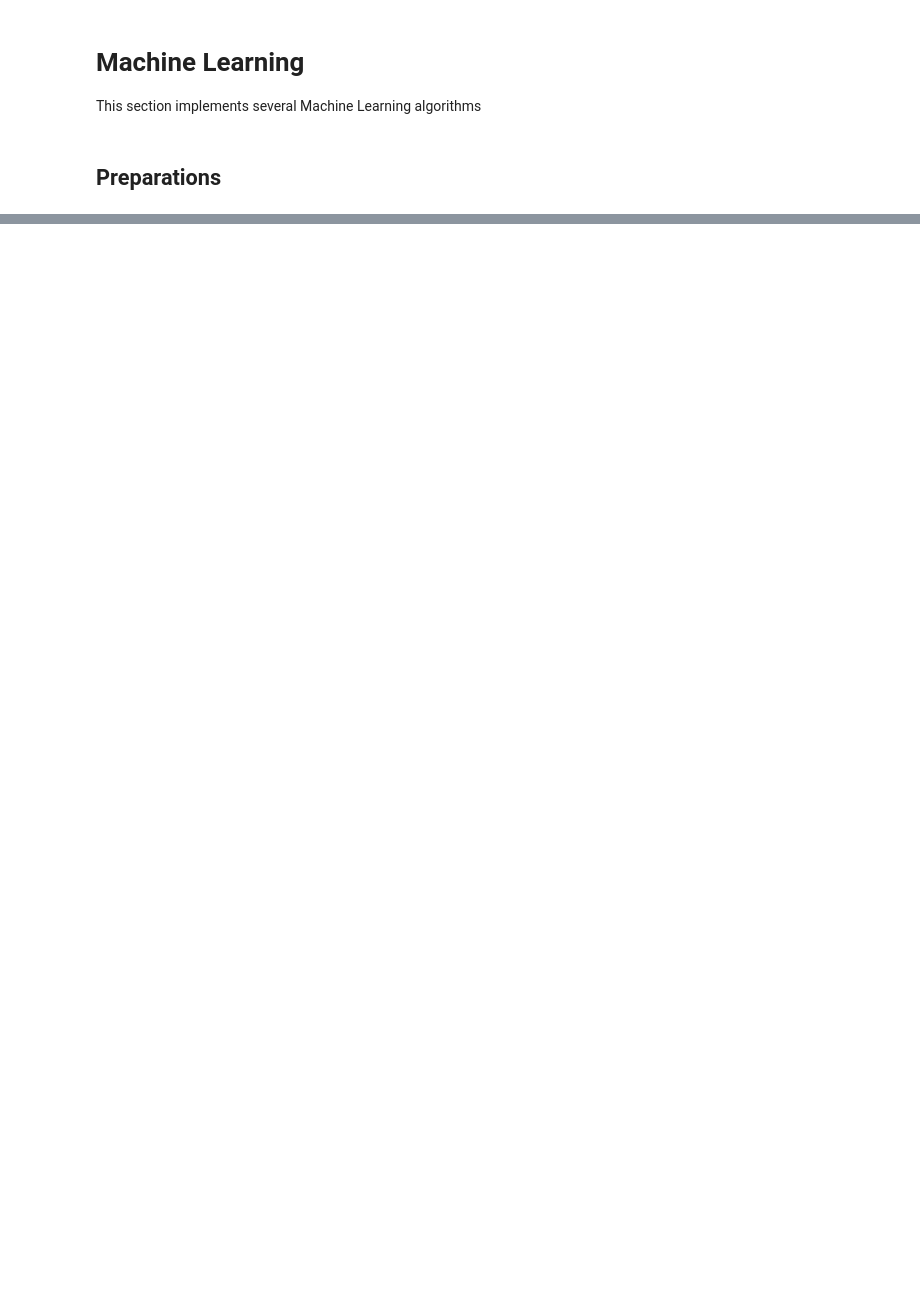
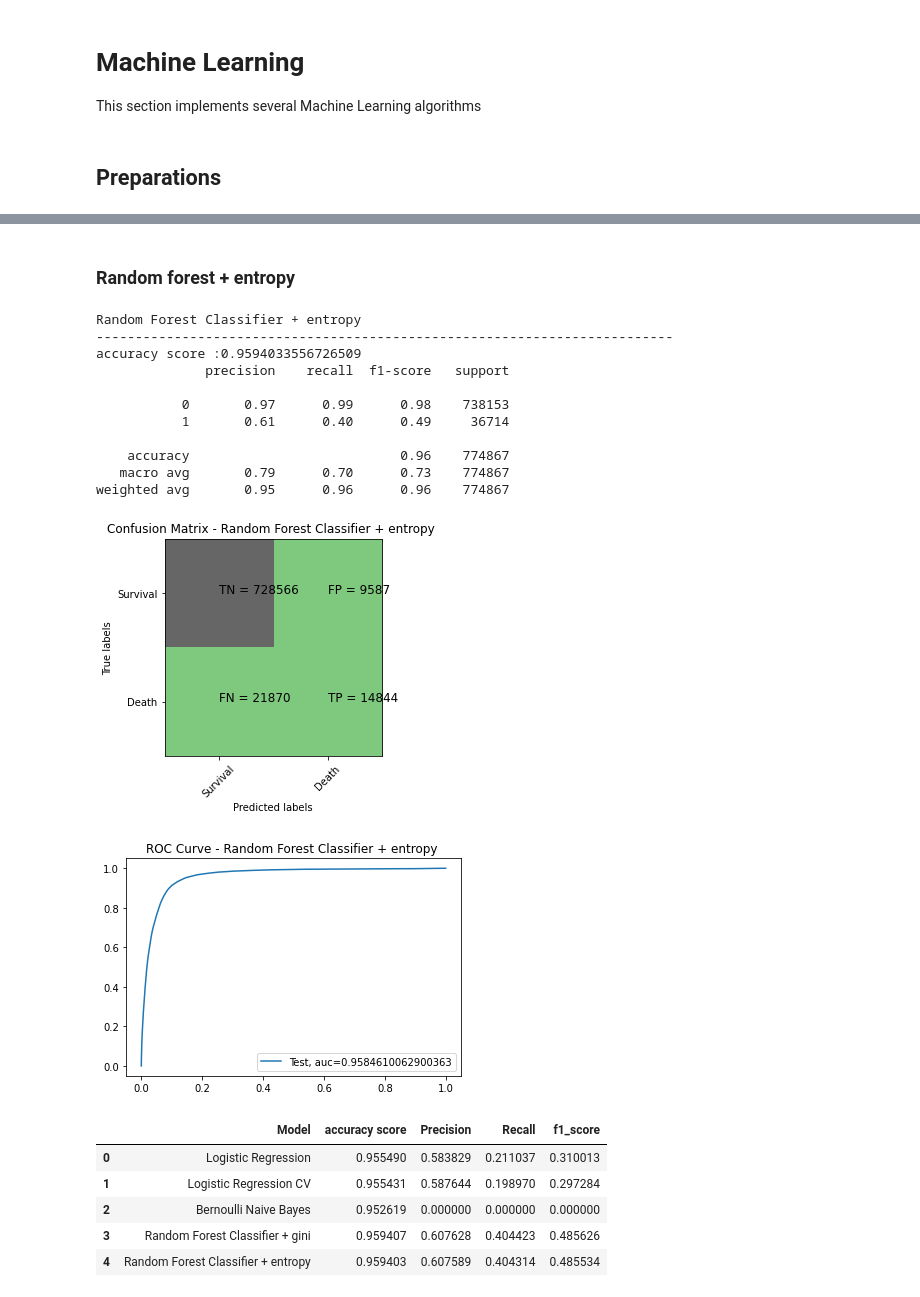
Before and after one commit to babakmahmoudian/ADS-ML, a Jupyter notebook: ml.ipynb, the cells around one changed output, grey strips where cells are left out. Cells and saved outputs as stored; diff of their text form; code cells hidden in the pictures; blank space fills up the shorter version.

```diff
--- a/ml.ipynb
+++ b/ml.ipynb
@@ -444,3 +422,5 @@ df.corr().style.background_gradient(cmap='coolwarm').format(precision = 2)
+# %%
+df = df.reset_index(drop = True)
 # %% [markdown]
 # Machine Learning
 This section implements several Machine Learning algorithms
@@ -781,0 +615,30 @@ weighted avg       0.95      0.96      0.96    192514
+# %% [markdown]
+### Random forest + entropy
+# %%
+rfc_model2 = RandomForestClassifier(bootstrap = True,criterion='entropy',max_features = 'sqrt', random_state=12)
+rfc_model2.fit(x_train,y_train)
+pred5 = rfc_model2.predict(x_test)
+prob5 = rfc_model2.predict_proba(x_test)
+print_results("Random Forest Classifier + entropy ", y_test, pred5,prob5[:,-1])
+
+evaluation_df
+# %% [output]
+Random Forest Classifier + entropy
+--------------------------------------------------------------------------
+accuracy score :0.9594033556726509
+              precision    recall  f1-score   support
+
+           0       0.97      0.99      0.98    738153
+           1       0.61      0.40      0.49     36714
+
+    accuracy                           0.96    774867
+   macro avg       0.79      0.70      0.73    774867
+weighted avg       0.95      0.96      0.96    774867
+[figure, added]
+[figure, added]
+|  | Model | accuracy score | Precision | Recall | f1_score |
+| 0 | Logistic Regression | 0.955490 | 0.583829 | 0.211037 | 0.310013 |
+| 1 | Logistic Regression CV | 0.955431 | 0.587644 | 0.198970 | 0.297284 |
+| 2 | Bernoulli Naive Bayes | 0.952619 | 0.000000 | 0.000000 | 0.000000 |
+| 3 | Random Forest Classifier + gini | 0.959407 | 0.607628 | 0.404423 | 0.485626 |
+| 4 | Random Forest Classifier + entropy | 0.959403 | 0.607589 | 0.404314 | 0.485534 |
```
Also changed, not shown: parts of 138 cells of this notebook.
